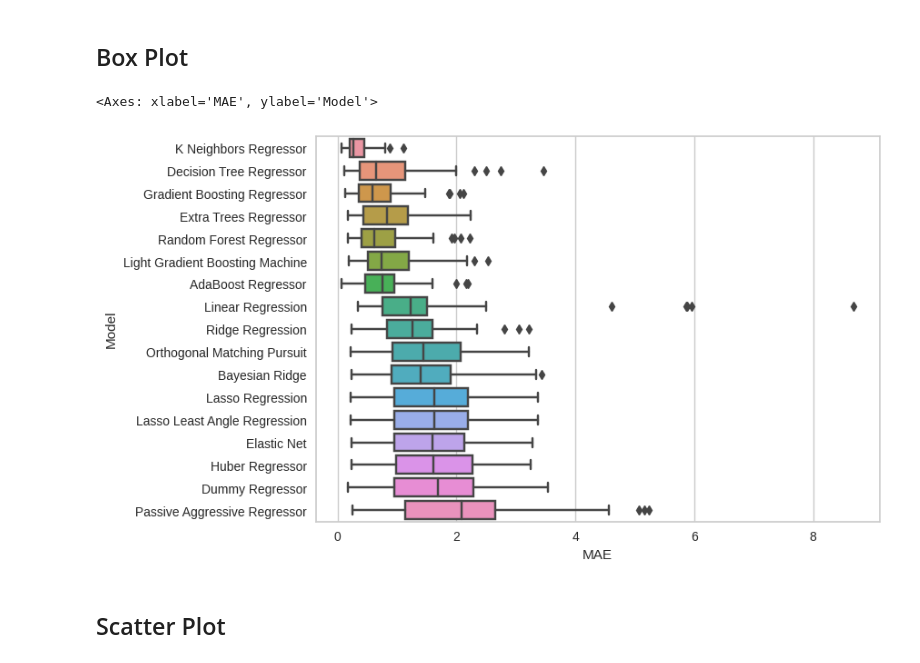
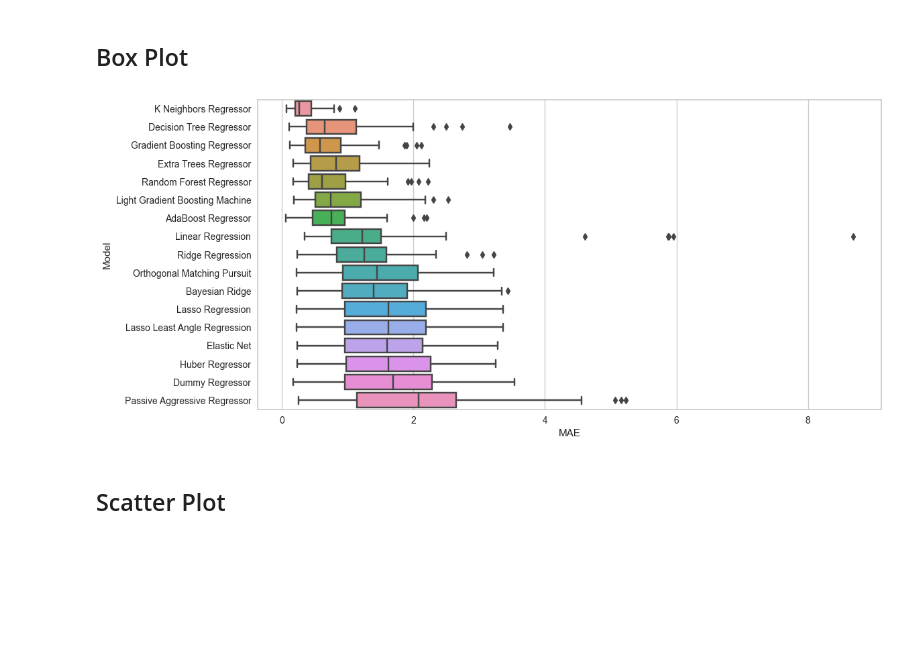
Before and after one commit to fmegahed/shoulder_fatigue_modeling, a Jupyter notebook: analysis.ipynb, the cells around one changed output. Drawn from its saved outputs; the diff is of its cells as text; code cells hidden in the pictures; blank space fills up the shorter version.

Commit message:
Updates to graphs

```diff
--- a/analysis.ipynb
+++ b/analysis.ipynb
@@ -309,10 +318,13 @@ g.fig.tight_layout()
 # %% [markdown]
 ## Box Plot
 # %%
-sns.boxplot(x='MAE', y='Model', data=df_t_i)
+g = sns.boxplot(x='MAE', y='Model', data=df_t_i)
+
+g.figure.set_size_inches(12, 6)
+
+plt.savefig('outputs/graphs/i/box_i.png', bbox_inches='tight')
 # %% [output]
-<Axes: xlabel='MAE', ylabel='Model'>
-[figure, old version]
+[figure, new version]
 # %% [markdown]
 ## Scatter Plot
 # %%
```
Also changed, not shown: parts of 14 cells of this notebook, 16 other files.
